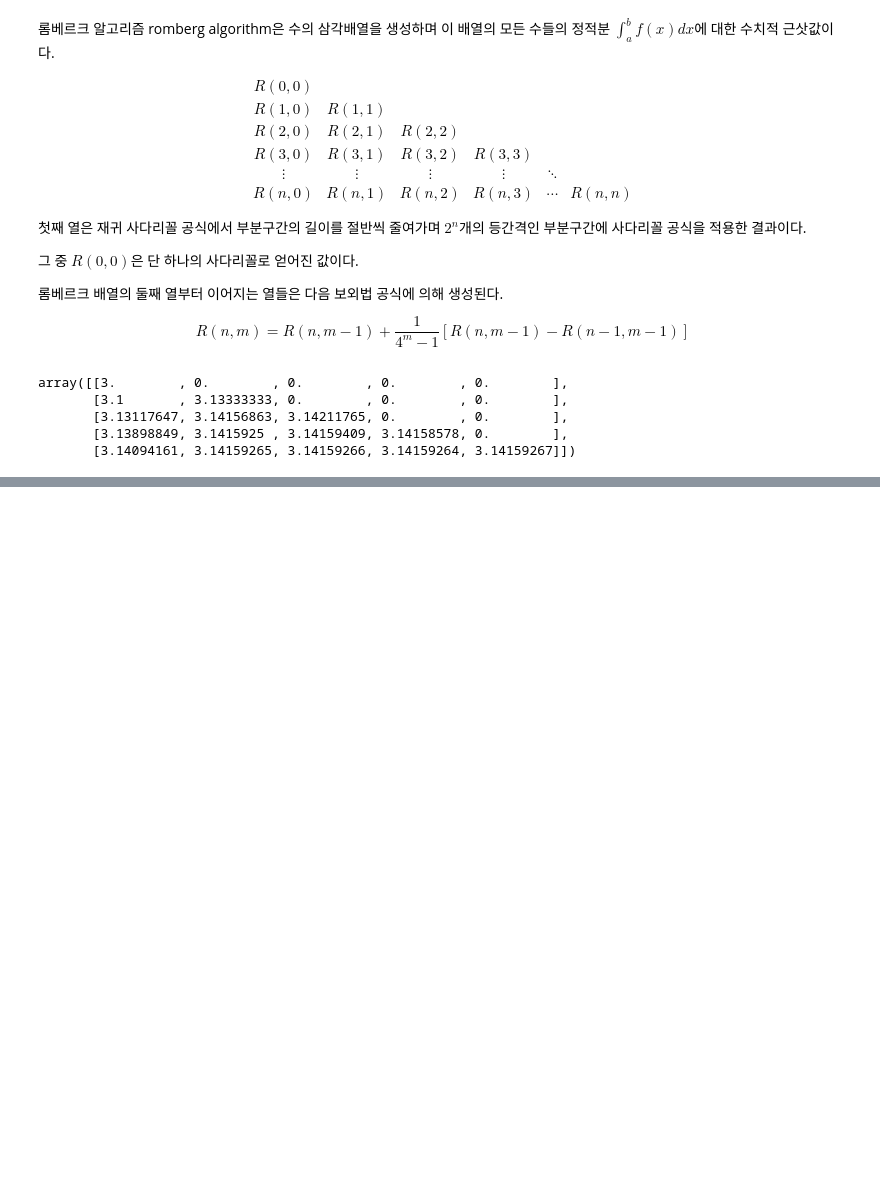
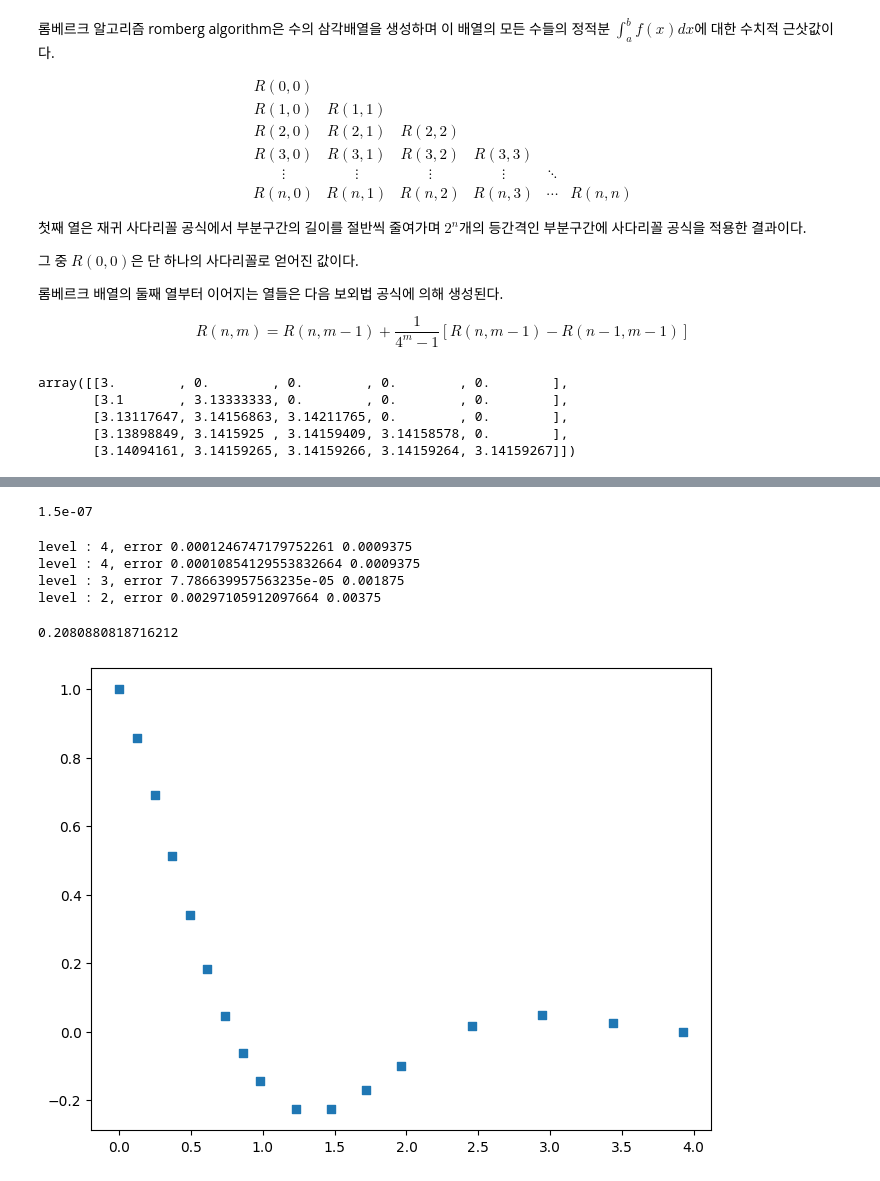
Before and after one commit to tirals88/Numerical-Mathematics-and-Computing, a Jupyter notebook: Chap5_Numerical_Integration.ipynb, the cells around one changed output, grey strips where cells are left out. Cells and saved outputs as stored; diff of their text form; code cells hidden in the pictures; blank space fills up the shorter version.

```diff
--- a/Chap5_Numerical_Integration.ipynb
+++ b/Chap5_Numerical_Integration.ipynb
@@ -233,0 +452,4 @@ array([[3.        , 0.        , 0.        , 0.        , 0.        ],
+# %%
+15*1e-8
+# %% [output]
+1.5e-07
@@ -233,0 +494,21 @@ array([[3.        , 0.        , 0.        , 0.        , 0.        ],
+# %%
+def f_test(x):
+  return np.cos(2*x)/np.exp(x)
+
+testSimpson = Simpson(f_test, 0, 5*np.pi/4, 5*1e-4, 0, 8)
+testSimpson[1]
+# %% [output]
+level : 4, error 0.0001246747179752261 0.0009375
+level : 4, error 0.00010854129553832664 0.0009375
+level : 3, error 7.786639957563235e-05 0.001875
+level : 2, error 0.00297105912097664 0.00375
+0.2080880818716212
+# %%
+test_x = np.array(list(testSimpson[2]))
+test_y = f_test(test_x)
+# %%
+plt.figure(figsize=(8, 6))
+plt.scatter(test_x, test_y, marker =',')
+plt.show()
+# %% [output]
+[figure, added]
```
Also changed, not shown: parts of 20 cells of this notebook.
